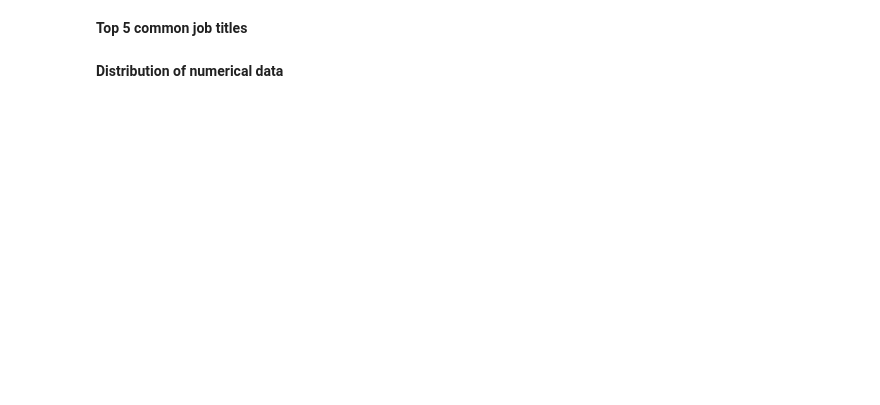
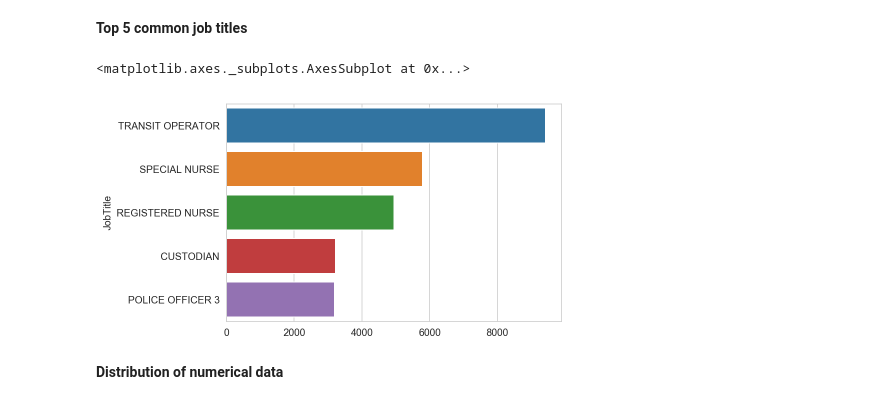
Before and after one commit to huynhducduy/DevC-Data-Sci, a Jupyter notebook: Labs/3/Lab_3_EDA.ipynb, the cells around one changed output. Cells and saved outputs as stored; diff of their text form; code cells hidden in the pictures; blank space fills up the shorter version.

```diff
--- a/Labs/3/Lab_3_EDA.ipynb
+++ b/Labs/3/Lab_3_EDA.ipynb
@@ -215,9 +319,8 @@ Check duplication
 # %%
 # Apply strip() on EmployeeName and Jobtitle
 # to remove all the leading and trailing spaces
-# Fill the blanks
-sal['EmployeeName'] = sal['___'].___.strip()
-sal['JobTitle'] = sal['___'].___.strip()
+sal['EmployeeName'] = sal['EmployeeName'].str.strip()
+sal['JobTitle'] = sal['JobTitle'].str.strip()
 # %%
 # Check the number of unique value of EmployeeName
 sal['EmployeeName'].nunique()
@@ -242,8 +367,7 @@ sal[sal['EmployeeNames'].str.lower().isin(samples)]
 *But there are definitely some duplication of Job Title, example `Police Officer 3` and `POLICE OFFICER III`*
 # %%
 # Replace Name and Job Title with its uppercase
-# Fill the blanks
-sal['EmployeeName'] = sal['EmployeeName'].___.___()
-sal['JobTitle'] = sal['JobTitle'].___.___()
+sal['EmployeeName'] = sal['EmployeeName'].str.upper()
+sal['JobTitle'] = sal['JobTitle'].str.upper()
 # %%
 # Write a regular expression to select JobTitle that ends with a digit
@@ -256,8 +405,28 @@ sal['JobTitle'][sal['JobTitle'].str.contains('___', regex=True)].value_counts()
 # %%
 # This is a simple function to transform roman number
 def transform_roman(s):
-    d = {'I':1, 'II':2, 'III':3, 'IV':4, 'V':5, 'VI':6, 'VII':7, 'VIII':8, 'IX':9, 'X':10,
-        'XI':11, 'XII':12, 'XIII':13, 'XIV':14, 'XV':15, 'XVI':16, 'XVII':17, 'XVIII':18, 'XIX':19, 'XX':20}
+    d = {
+        'I': 1,
+        'II': 2,
+        'III': 3,
+        'IV': 4,
+        'V': 5,
+        'VI': 6,
+        'VII': 7,
+        'VIII': 8,
+        'IX': 9,
+        'X': 10,
+        'XI': 11,
+        'XII': 12,
+        'XIII': 13,
+        'XIV': 14,
+        'XV': 15,
+        'XVI': 16,
+        'XVII': 17,
+        'XVIII': 18,
+        'XIX': 19,
+        'XX': 20
+    }
 
     s_split = s.split()
     if s_split[-1] in d.keys():
@@ -269,7 +440,6 @@ transform_roman('POLICE OFFICER III')
 # %%
 # Apply the function above to the column JobTitle
-# Fill the blank
-sal['JobTitle'] = sal['JobTitle'].apply(___)
+sal['JobTitle'] = sal['JobTitle'].apply(transform_roman)
 # %% [markdown]
 ### Step 4 - EDA
 # %% [markdown]
@@ -285,3 +455,9 @@ sal['JobTitle'].___().___().___(kind='barh')
+# %%
+top5 = sal.groupby("JobTitle").count().sort_values(by = "Id", ascending=False)["Id"].head(5)
+sns.barplot(y = top5.keys(), x = top5.values)
+# %% [output]
+<matplotlib.axes._subplots.AxesSubplot at 0x...>
+[figure, added]
 # %% [markdown]
 **Distribution of numerical data**
 # %%
```
Also changed, not shown: parts of 50 cells of this notebook, 2 other files.
